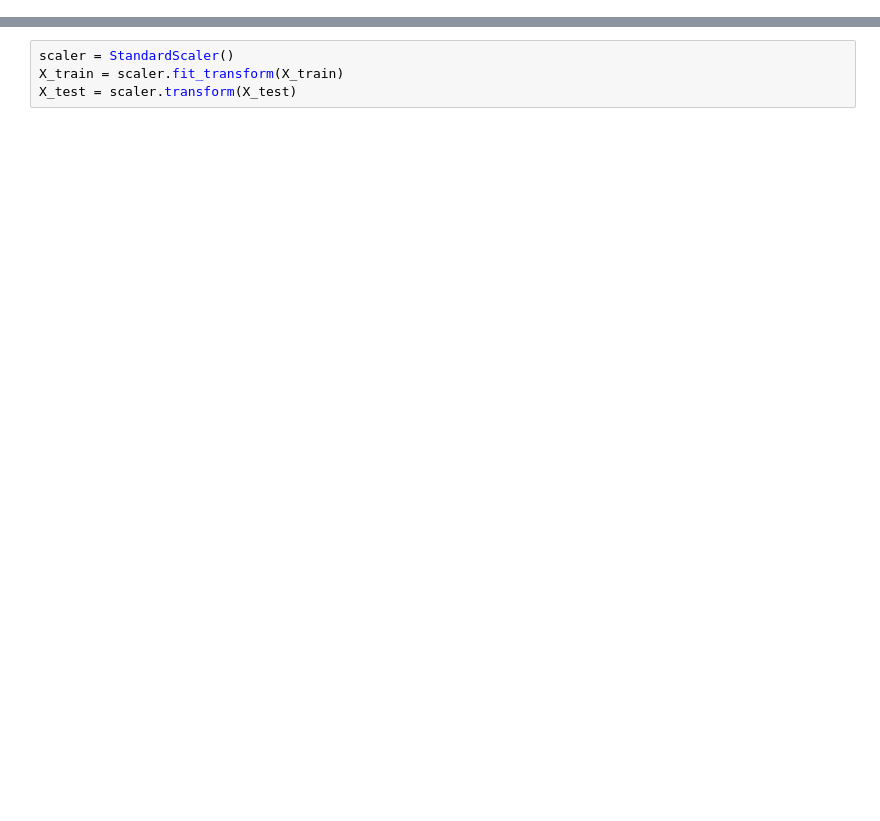
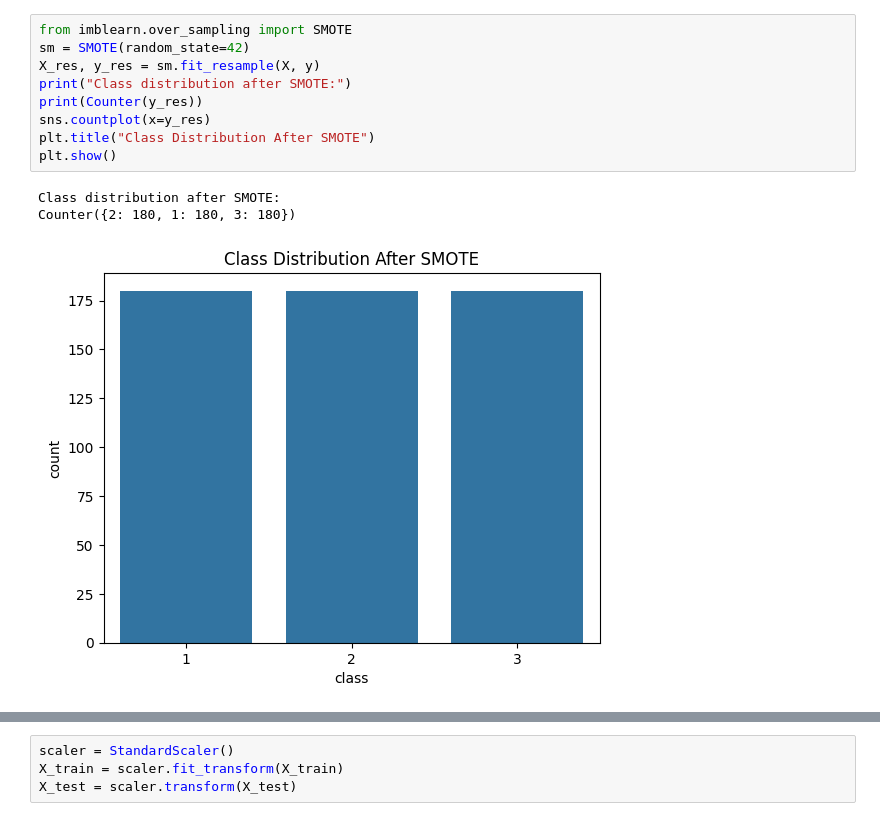
Before and after one commit to aadarshsenapati/machine-learning, a Jupyter notebook: Knn.ipynb, the cells around one changed output, grey strips where cells are left out. Saved outputs shown, nothing was run; the diff lists cells and outputs as text; blank space fills up the shorter version.

```diff
--- a/Knn.ipynb
+++ b/Knn.ipynb
@@ -165,0 +47,13 @@ Name: count, dtype: int64
+# %%
+from imblearn.over_sampling import SMOTE
+sm = SMOTE(random_state=42)
+X_res, y_res = sm.fit_resample(X, y)
+print("Class distribution after SMOTE:")
+print(Counter(y_res))
+sns.countplot(x=y_res)
+plt.title("Class Distribution After SMOTE")
+plt.show()
+# %% [output]
+Class distribution after SMOTE:
+Counter({2: 180, 1: 180, 3: 180})
+[figure, added]
```
Also changed, not shown: parts of 26 cells of this notebook.
